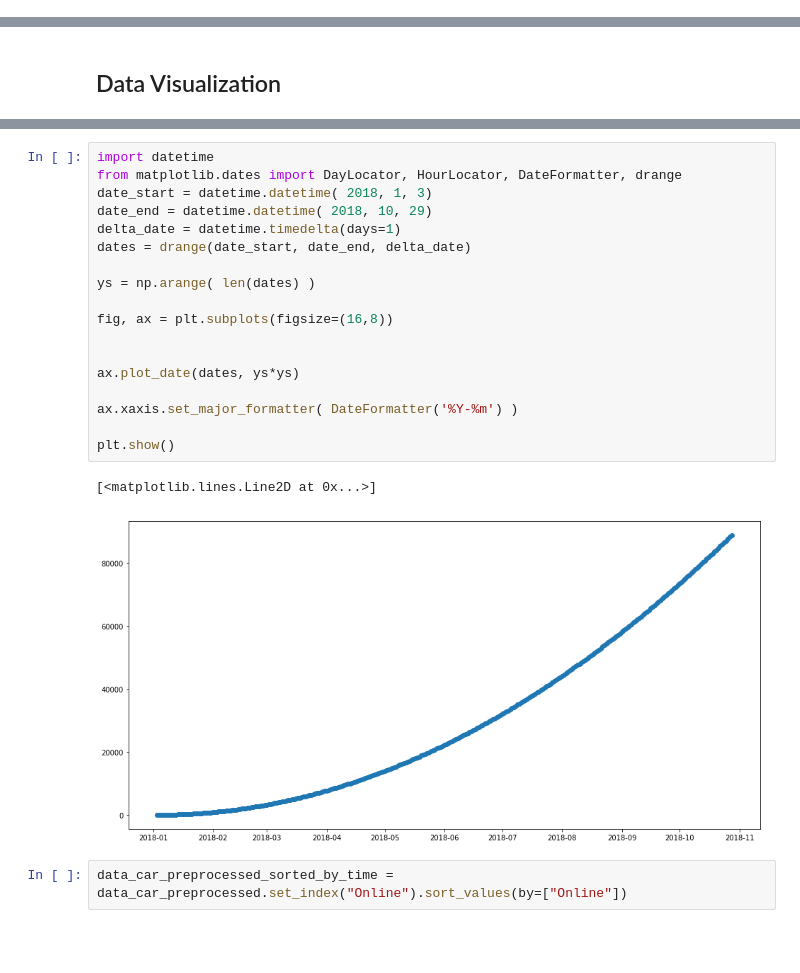
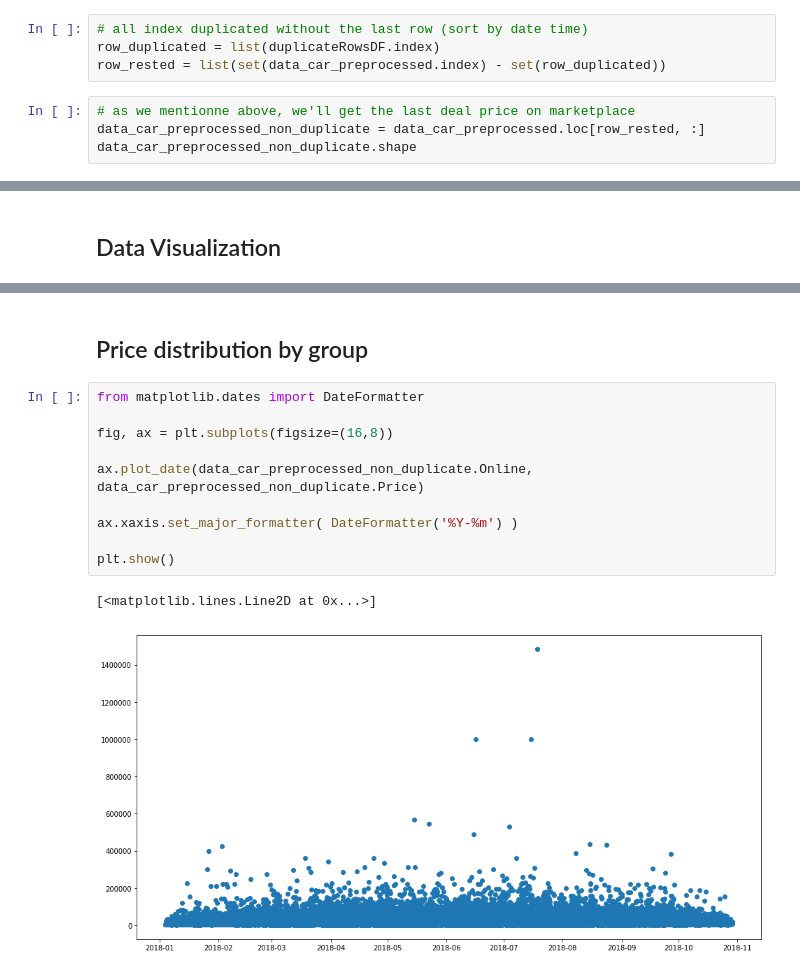
Before and after one commit to nguyenkhacbaoanh/used_car_price_estimation, a Jupyter notebook: notebook/Data Car Preprocessing.ipynb, the cells around one changed output, grey strips where cells are left out. Saved outputs shown, nothing was run; the diff lists cells and outputs as text; blank space fills up the shorter version.

Commit message:
new analyst for price with it's variable

```diff
--- a/notebook/Data Car Preprocessing.ipynb
+++ b/notebook/Data Car Preprocessing.ipynb
@@ -214,0 +197,8 @@ data_car_preprocessed.iloc[[7272, 35351, 79192, 131758, 138531],:].sort_values(b
+# %%
+# all index duplicated without the last row (sort by date time)
+row_duplicated = list(duplicateRowsDF.index)
+row_rested = list(set(data_car_preprocessed.index) - set(row_duplicated))
+# %%
+# as we mentionne above, we'll get the last deal price on marketplace
+data_car_preprocessed_non_duplicate = data_car_preprocessed.loc[row_rested, :]
+data_car_preprocessed_non_duplicate.shape
@@ -222,23 +267,15 @@ data_car_preprocessed.iloc[[7272, 35351, 79192, 131758, 138531],:].sort_values(b
+# %% [markdown]
+## Price distribution by group
 # %%
-import datetime
-from matplotlib.dates import DayLocator, HourLocator, DateFormatter, drange
-date_start = datetime.datetime( 2018, 1, 3)
-date_end = datetime.datetime( 2018, 10, 29)
-delta_date = datetime.timedelta(days=1)
-dates = drange(date_start, date_end, delta_date)
-
-ys = np.arange( len(dates) )
+from matplotlib.dates import DateFormatter
 
 fig, ax = plt.subplots(figsize=(16,8))
 
-
-ax.plot_date(dates, ys*ys)
+ax.plot_date(data_car_preprocessed_non_duplicate.Online, data_car_preprocessed_non_duplicate.Price)
 
 ax.xaxis.set_major_formatter( DateFormatter('%Y-%m') )
 
 plt.show()
 # %% [output]
 [<matplotlib.lines.Line2D at 0x...>]
-[figure, old version]
+[figure, new version]
-# %%
-data_car_preprocessed_sorted_by_time = data_car_preprocessed.set_index("Online").sort_values(by=["Online"])
```
Also changed, not shown: parts of 48 cells of this notebook.
